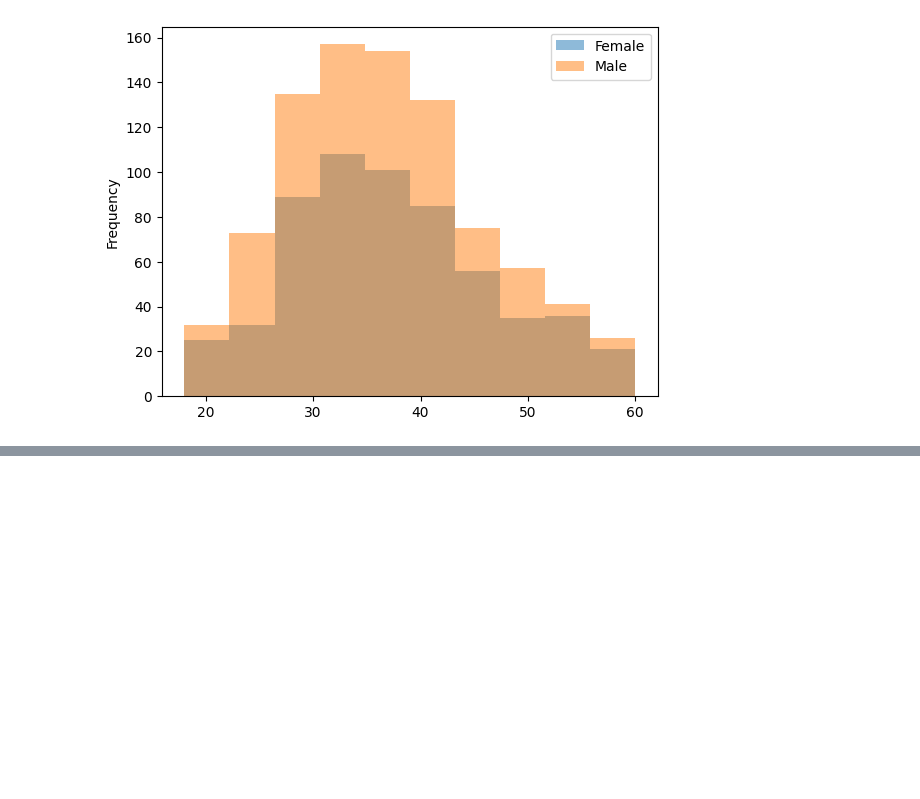
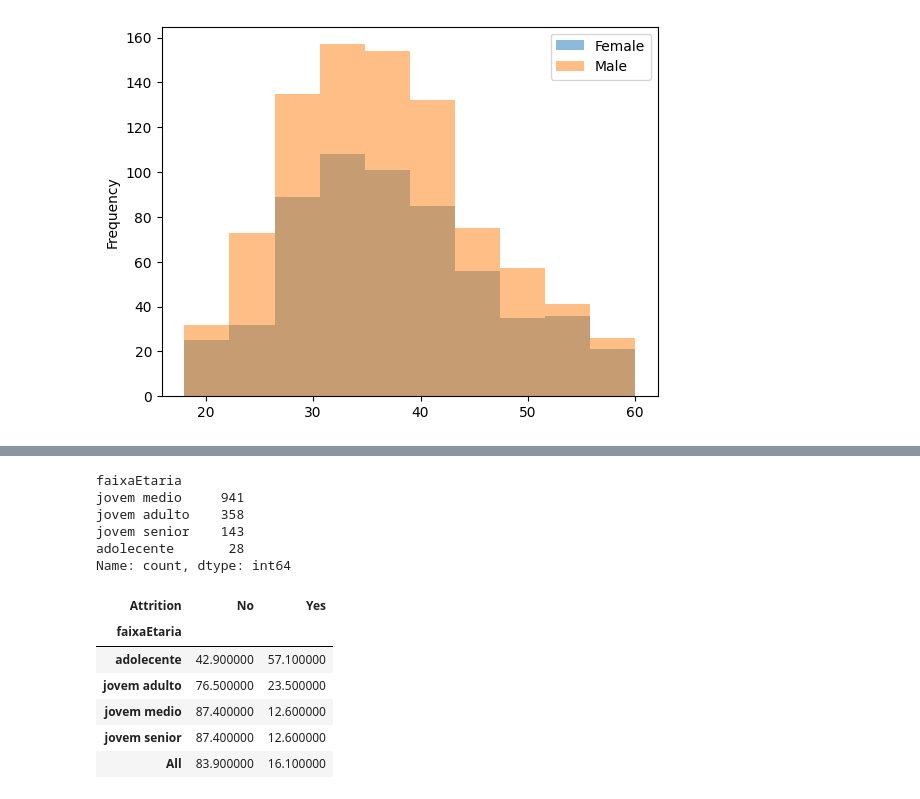
Before and after one commit to OjedaProgramador/Analise_dados_versao_2, a Jupyter notebook: IBM.ipynb, the cells around one changed output, grey strips where cells are left out. Cells and saved outputs as stored; diff of their text form; code cells hidden in the pictures; blank space fills up the shorter version.

```diff
--- a/IBM.ipynb
+++ b/IBM.ipynb
@@ -510,0 +541,19 @@ BASE_NOVO.groupby('Gender', observed=True)['Age'].plot(kind='hist', legend=True,
+# %%
+BASE_NOVO['faixaEtaria'].value_counts()
+# %% [output]
+faixaEtaria
+jovem medio     941
+jovem adulto    358
+jovem senior    143
+adolecente       28
+Name: count, dtype: int64
+# %%
+pd.crosstab(BASE_NOVO['faixaEtaria'], BASE_NOVO['Attrition'], margins=True, normalize='index').mul(100). round(1).style.background_gradient(cmap='RdYlGn', axis='columns')
+# %% [output]
+| Attrition | No | Yes |
+| faixaEtaria |  |  |
+| adolecente | 42.900000 | 57.100000 |
+| jovem adulto | 76.500000 | 23.500000 |
+| jovem medio | 87.400000 | 12.600000 |
+| jovem senior | 87.400000 | 12.600000 |
+| All | 83.900000 | 16.100000 |
```
Also changed, not shown: parts of 1 cell of this notebook.
